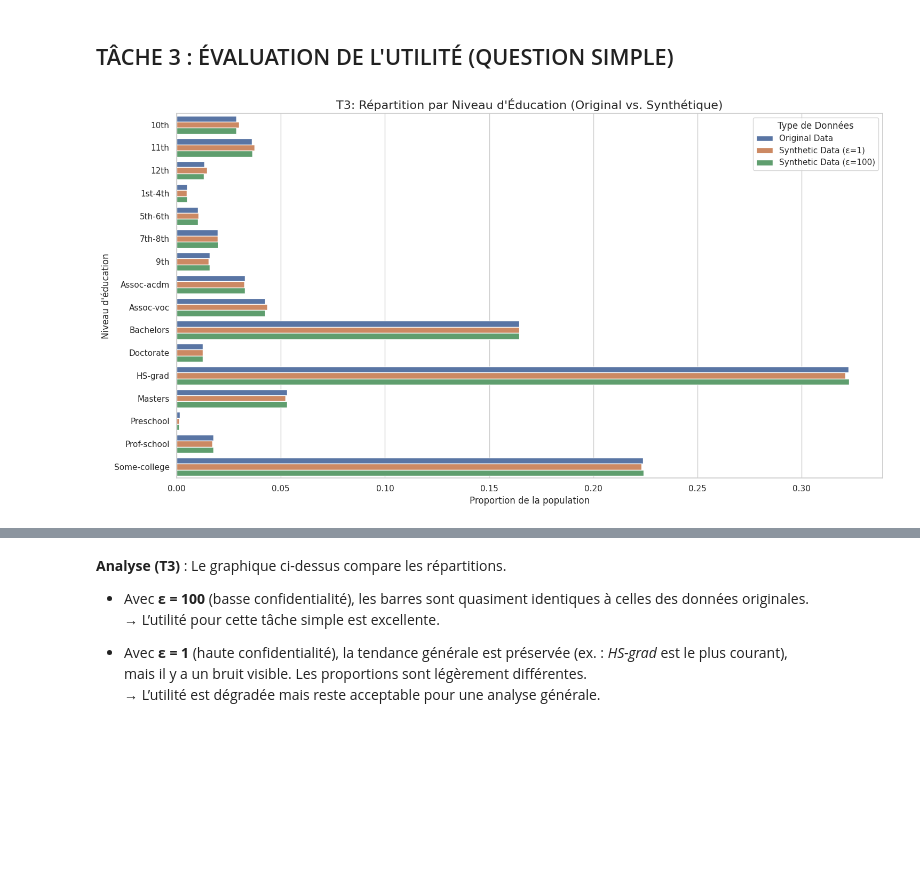
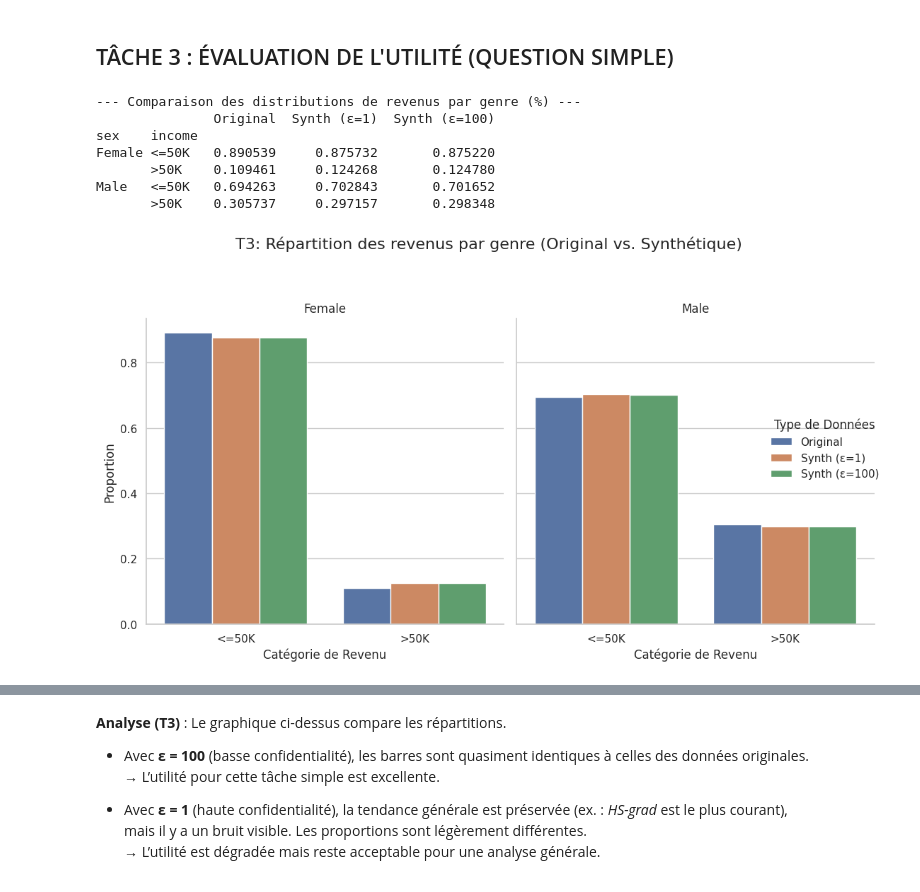
Before and after one commit to Saveone01/Projet_Publication_Donn-es, a Jupyter notebook: projet.ipynb, the cells around one changed output, grey strips where cells are left out. Cells and saved outputs as stored; diff of their text form; code cells hidden in the pictures; blank space fills up the shorter version.

```diff
--- a/projet.ipynb
+++ b/projet.ipynb
@@ -144,39 +144,57 @@ Données synthétiques pour epsilon = 100 générées.
 # %% [markdown]
 ## TÂCHE 3 : ÉVALUATION DE L'UTILITÉ (QUESTION SIMPLE)
 # %%
-# 1. Calculer le résultat sur les données originales (la vérité)
-truth_simple = df_original['education'].value_counts(normalize=True).sort_index()
+# --- TÂCHE 3 (corrigée) : ÉVALUATION DE LA QUESTION SIMPLE ---
+import pandas as pd
+import seaborn as sns
+import matplotlib.pyplot as plt
 
-# 2. Calculer le résultat sur les données synthétiques
-result_synth_eps1_simple = df_synth_eps1['education'].value_counts(normalize=True).sort_index()
-result_synth_eps100_simple = df_synth_eps100['education'].value_counts(normalize=True).sort_index()
+# 1. Fonction pour calculer la distribution des revenus par genre
+def calculate_income_distribution_by_gender(df, name):
+    """Calcule la distribution en % des revenus pour chaque genre."""
+    distribution = df.groupby('sex')['income'].value_counts(normalize=True)
+    return distribution.rename(name).to_frame()
 
-# 3. Combiner les résultats de manière robuste pour la visualisation
-comparison_df_simple = pd.concat([
-    truth_simple.rename('Original Data'),
-    result_synth_eps1_simple.rename('Synthetic Data (ε=1)'),
-    result_synth_eps100_simple.rename('Synthetic Data (ε=100)')
-], axis=1).fillna(0)
+# 2. Calculer les distributions pour chaque jeu de données
+# (On suppose que df_original, df_synth_eps1, df_synth_eps100 sont déjà chargés)
+dist_original = calculate_income_distribution_by_gender(df_original, 'Original')
+dist_synth_eps1 = calculate_income_distribution_by_gender(df_synth_eps1, 'Synth (ε=1)')
+dist_synth_eps100 = calculate_income_distribution_by_gender(df_synth_eps100, 'Synth (ε=100)')
 
-# CORRECTION: Renommer l'index avant de le transformer en colonne
-comparison_df_simple.index.name = 'Education Level'
-comparison_df_simple = comparison_df_simple.reset_index()
+# 3. Combiner les résultats pour la comparaison
+comparison_df = pd.concat([dist_original, dist_synth_eps1, dist_synth_eps100], axis=1).fillna(0)
 
-# Pivoter le tableau pour la visualisation avec seaborn
-comparison_df_simple = comparison_df_simple.melt(
-    id_vars='Education Level',
-    var_name='Dataset',
-    value_name='Proportion'
+print("--- Comparaison des distributions de revenus par genre (%) ---")
+print(comparison_df)
+print("\n")
+
+# 4. Préparer les données pour la visualisation
+plot_df = comparison_df.reset_index()
+plot_df_melted = plot_df.melt(id_vars=['sex', 'income'], var_name='Dataset', value_name='Proportion')
+
+# 5. Visualiser la comparaison des distributions avec sns.catplot
+g = sns.catplot(
+    data=plot_df_melted,
+    x='income',
+    y='Proportion',
+    hue='Dataset',
+    col='sex',  # Utiliser 'col' pour créer des graphiques séparés par genre
+    kind='bar', # Spécifier que nous voulons un bar plot
+    height=6,   # Hauteur de chaque sous-graphique
+    aspect=0.8  # Ratio largeur/hauteur
 )
-
-# 4. Visualiser la comparaison
-plt.figure(figsize=(15, 8))
-sns.barplot(data=comparison_df_simple, x='Proportion', y='Education Level', hue='Dataset', orient='h')
-plt.title('T3: Répartition par Niveau d\'Éducation (Original vs. Synthétique)', fontsize=16)
-plt.xlabel('Proportion de la population')
-plt.ylabel('Niveau d\'éducation')
-plt.legend(title='Type de Données')
-plt.tight_layout()
+g.fig.suptitle('T3: Répartition des revenus par genre (Original vs. Synthétique)', y=1.03, fontsize=16)
+g.set_axis_labels("Catégorie de Revenu", "Proportion")
+g.set_titles("{col_name}") # Met "Female" et "Male" comme titres de sous-graphiques
+g.legend.set_title('Type de Données')
+plt.tight_layout(rect=[0, 0, 1, 0.97])
 plt.show()
 # %% [output]
+--- Comparaison des distributions de revenus par genre (%) ---
+               Original  Synth (ε=1)  Synth (ε=100)
+sex    income
+Female <=50K   0.890539     0.875732       0.875220
+       >50K    0.109461     0.124268       0.124780
+Male   <=50K   0.694263     0.702843       0.701652
+       >50K    0.305737     0.297157       0.298348
-[figure, old version]
+[figure, new version]
```
Also changed, not shown: parts of 8 cells of this notebook, 2 other files.
